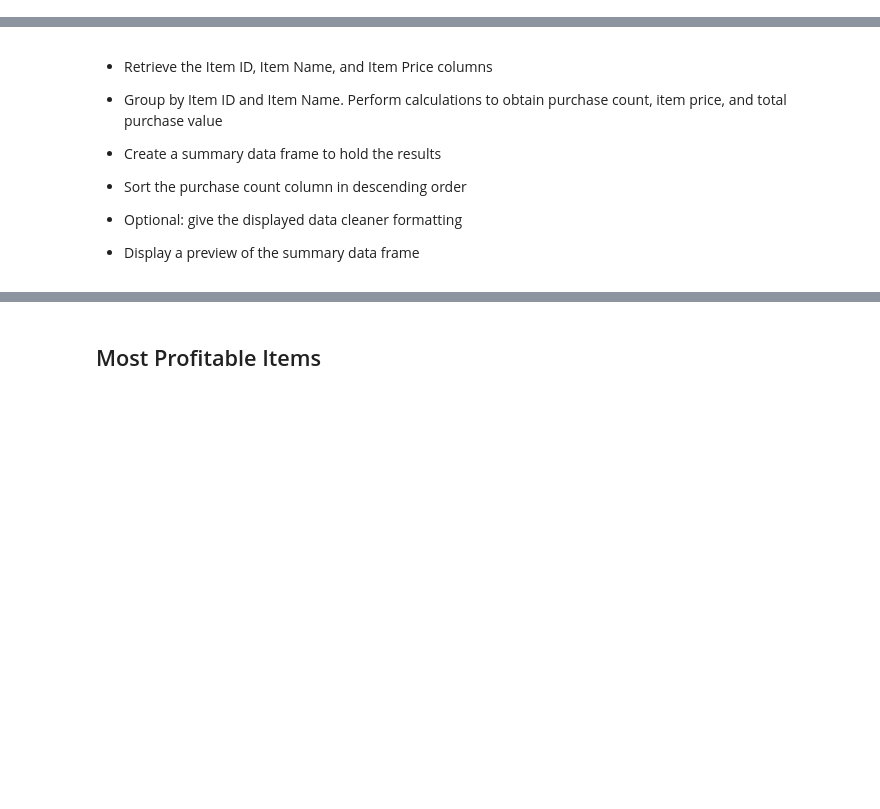
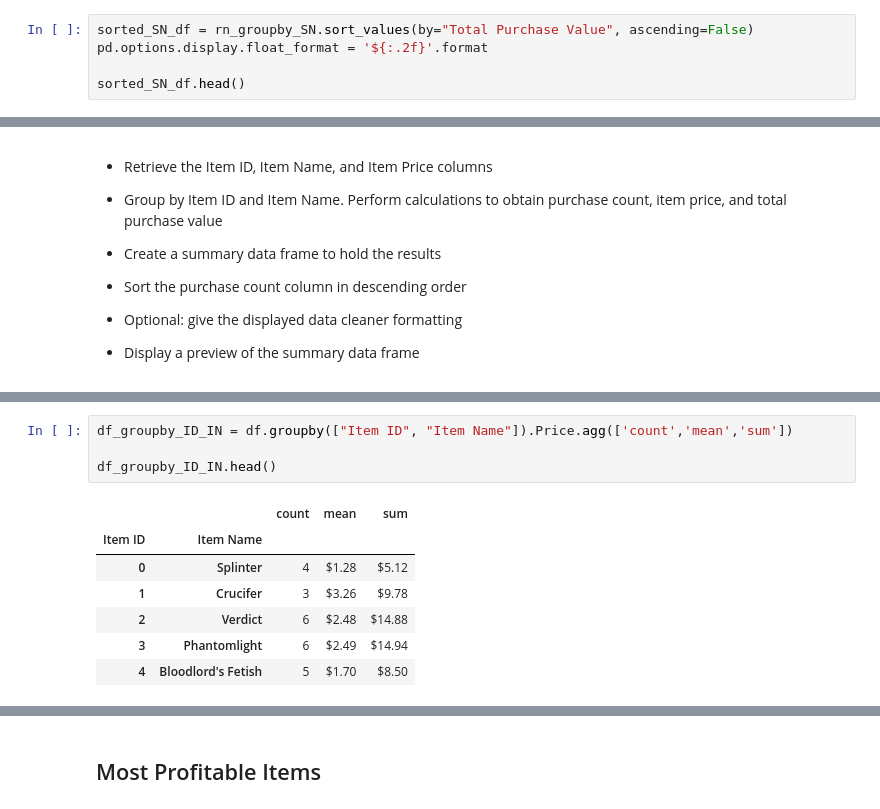
Before and after one commit to Romina-R/pandas-challenge, a Jupyter notebook: HeroesOfPymoli/HeroesOfPymoli_starter-RR.ipynb, the cells around one changed output, grey strips where cells are left out. Drawn from its saved outputs; the diff is of its cells as text; blank space fills up the shorter version.

```diff
--- a/HeroesOfPymoli/HeroesOfPymoli_starter-RR.ipynb
+++ b/HeroesOfPymoli/HeroesOfPymoli_starter-RR.ipynb
@@ -400,0 +425,5 @@ final_purch_by_age_summary_df
+# %%
+sorted_SN_df = rn_groupby_SN.sort_values(by="Total Purchase Value", ascending=False)
+pd.options.display.float_format = '${:.2f}'.format
+
+sorted_SN_df.head()
@@ -426,0 +457,12 @@ final_purch_by_age_summary_df
+# %%
+df_groupby_ID_IN = df.groupby(["Item ID", "Item Name"]).Price.agg(['count','mean','sum'])
+
+df_groupby_ID_IN.head()
+# %% [output]
+|  |  | count | mean | sum |
+| Item ID | Item Name |  |  |  |
+| 0 | Splinter | 4 | $1.28 | $5.12 |
+| 1 | Crucifer | 3 | $3.26 | $9.78 |
+| 2 | Verdict | 6 | $2.48 | $14.88 |
+| 3 | Phantomlight | 6 | $2.49 | $14.94 |
+| 4 | Bloodlord's Fetish | 5 | $1.70 | $8.50 |
```
Also changed, not shown: parts of 13 cells of this notebook.
